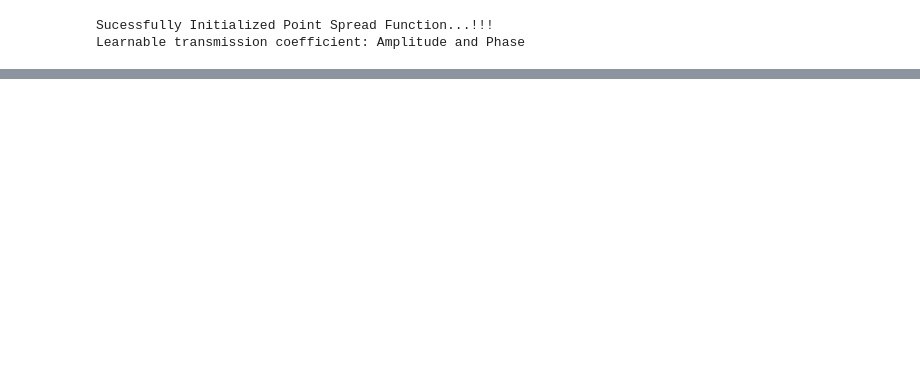
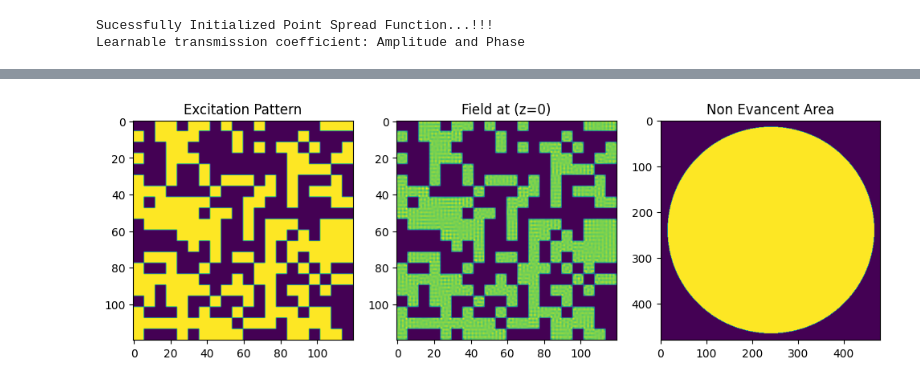
Before and after one commit to sanjith1999/FRIS, a Jupyter notebook: forward_model/verification.ipynb, the cells around one changed output, grey strips where cells are left out. Saved outputs shown, nothing was run; the diff lists cells and outputs as text; code cells hidden in the pictures; blank space fills up the shorter version.

```diff
--- a/forward_model/verification.ipynb
+++ b/forward_model/verification.ipynb
@@ -6,15 +47,17 @@ import matplotlib.pyplot as plt
 # %%
 # Parameter Definition
-NA = .5
+NA = .25
 Rindex= 1
 lambda_= 532.0/ 1000 #um
-dx= 2.0 #um
-
-Nx,Ny,Nz = 120,120,120
+dx,dy, dz= .5 ,.5 #um
+ex_width, ex_height = 5,4
+mask_factor = 1/4
+Nx,Ny,Nz = 120,120,11
 
 fm.init_parameters(NA_=NA, Rindex_=Rindex, lambda_=lambda_, dx_=dx, Nx_=Nx, Ny_=Ny, Nz_=Nz)
-fm.init_DMD()
-aNs = AS.d2nnASwWindow_layer(n_neurons_input = Nx, n_neurons_output=Nx/2, delta_z=0, lambda_=5.32e-7, neuron_size = 2e-3,window_size=4)
+# fm.init_DMD()
+aNs = AS.d2nnASwWindow_layer(n_neurons_input = Nx, n_neurons_output=Nx, delta_z= dz, lambda_=lambda_, neuron_size = dx,mask_factor=mask_factor)
+device = torch.device('cuda' if torch.cuda.is_available() else 'cpu')
 # %% [output]
 Sucessfully Initialized Point Spread Function...!!!
 Learnable transmission coefficient: Amplitude and Phase
@@ -34,0 +73,22 @@ plt.show()
+# %%
+# Field Via Angular Spectrum Method
+as_result = torch.zeros(Nz, Nx,Ny, dtype=torch.complex64)
+for i in range(-Nz//2, Nz//2+1):
+    aNs.find_transfer_function(dz*i,mask_factor=mask_factor)
+    output_field = aNs.forward(fm.ht_2D.unsqueeze(0))
+    field = (output_field.abs()**2).detach()
+    as_result[i+Nz//2] = output_field
+
+    if (i==0):
+
+        fig, axes = plt.subplots(1,3, figsize=(12, 6))
+
+        axes[0].imshow(fm.ht_2D)
+        axes[0].set_title("Excitation Pattern")
+        axes[1].imshow(field[0])
+        axes[1].set_title(f"Field at (z={i})")
+        axes[2].imshow(AS.non_evancent_area)
+        axes[2].set_title("Non Evancent Area")
+        plt.show()
+# %% [output]
+[figure, added]
```
Also changed, not shown: parts of 9 cells of this notebook, 2 other files.
